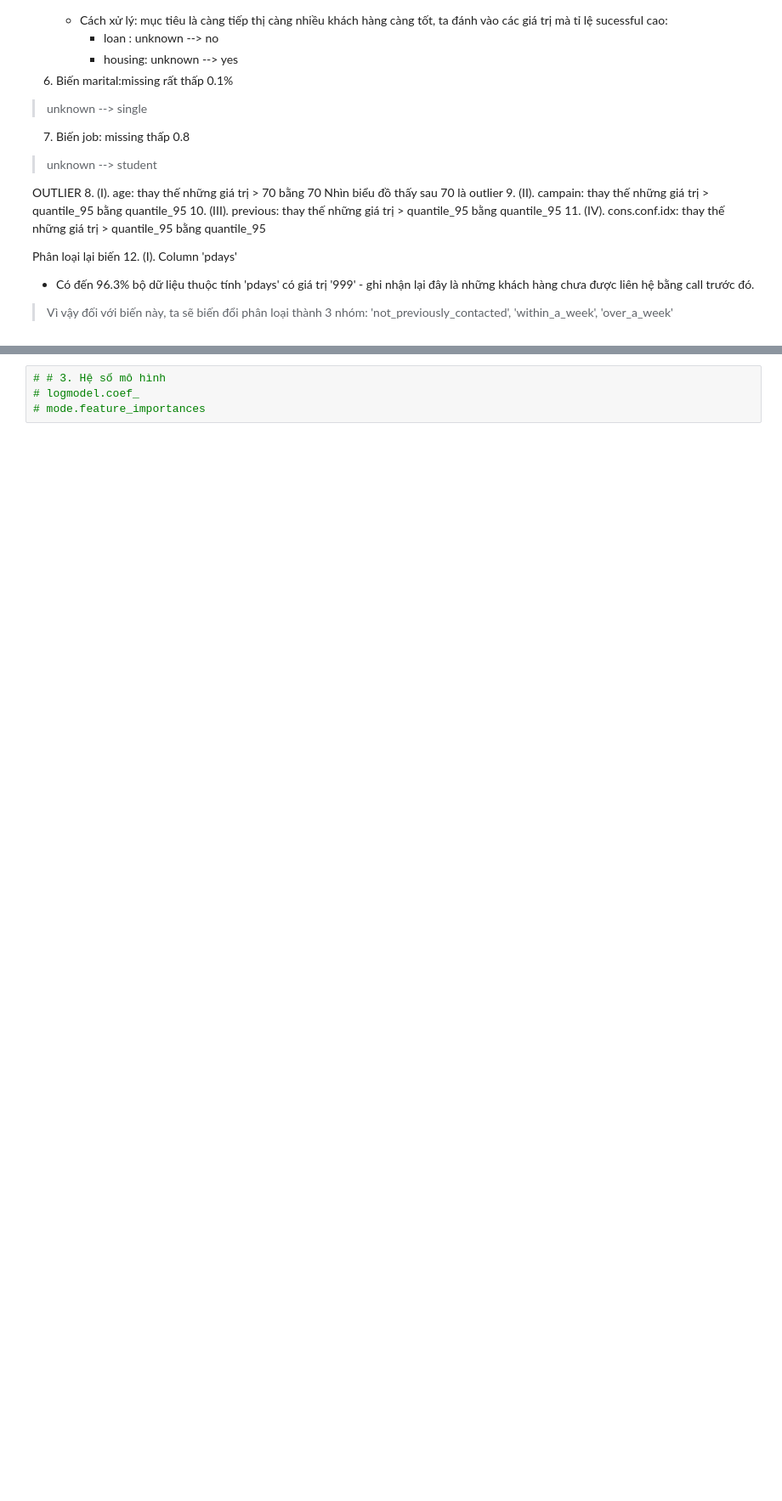
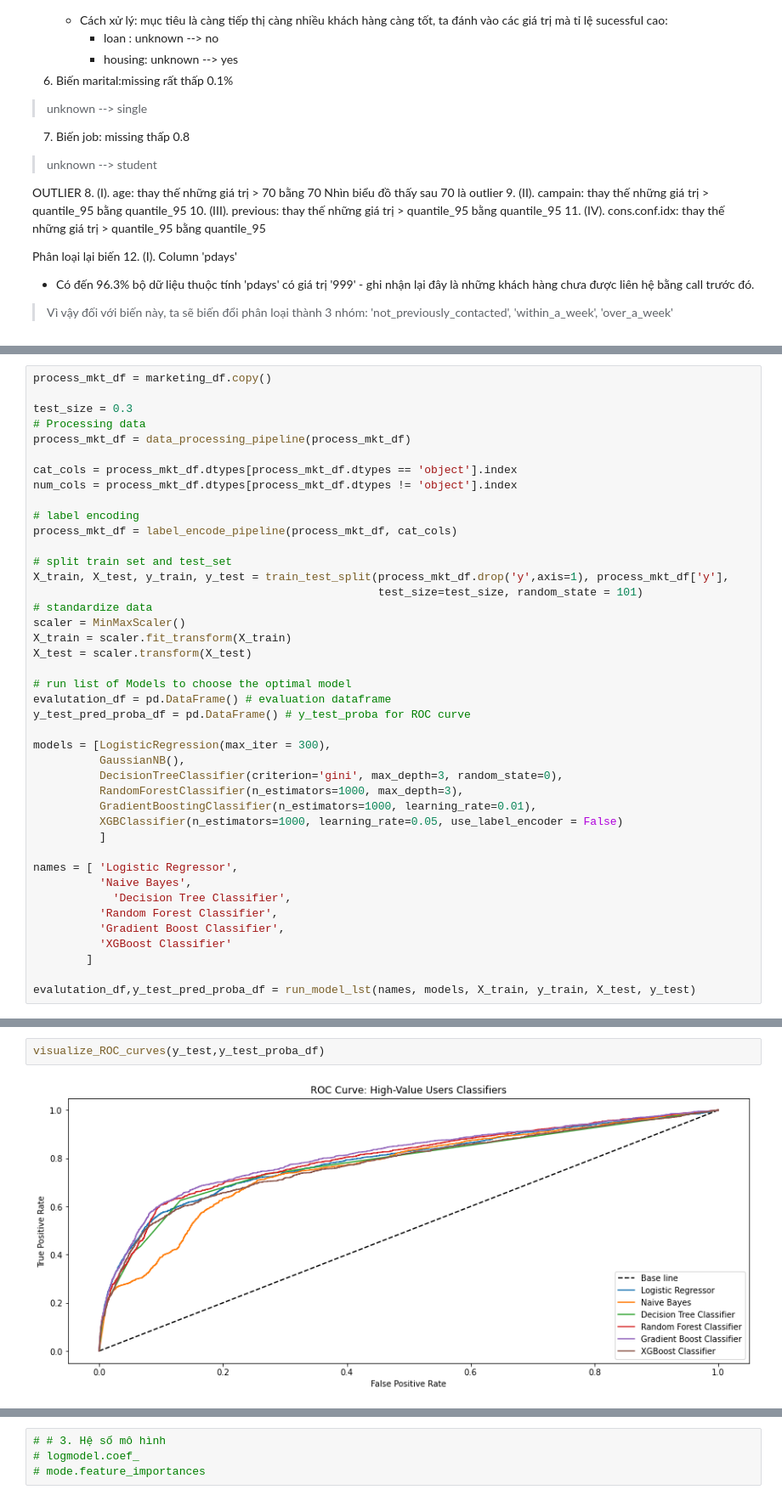
Before and after one commit to ngttnguyen/my-atom-fair, a Jupyter notebook: Nguyen_Bank_Marketing_Modeling.ipynb, the cells around one changed output, grey strips where cells are left out. Shown: that part at 85% size. Saved outputs shown, nothing was run; the diff lists cells and outputs as text; blank space fills up the shorter version.

```diff
--- a/Nguyen_Bank_Marketing_Modeling.ipynb
+++ b/Nguyen_Bank_Marketing_Modeling.ipynb
@@ -502,0 +358,42 @@ plt.show()
+# %%
+process_mkt_df = marketing_df.copy()
+
+test_size = 0.3
+# Processing data
+process_mkt_df = data_processing_pipeline(process_mkt_df)
+
+cat_cols = process_mkt_df.dtypes[process_mkt_df.dtypes == 'object'].index
+num_cols = process_mkt_df.dtypes[process_mkt_df.dtypes != 'object'].index
+
+# label encoding
+process_mkt_df = label_encode_pipeline(process_mkt_df, cat_cols)
+
+# split train set and test_set
+X_train, X_test, y_train, y_test = train_test_split(process_mkt_df.drop('y',axis=1), process_mkt_df['y'],
+                                                    test_size=test_size, random_state = 101)
+# standardize data
+scaler = MinMaxScaler()
+X_train = scaler.fit_transform(X_train)
+X_test = scaler.transform(X_test)
+
+# run list of Models to choose the optimal model
+evalutation_df = pd.DataFrame() # evaluation dataframe
+y_test_pred_proba_df = pd.DataFrame() # y_test_proba for ROC curve
+
+models = [LogisticRegression(max_iter = 300),
+          GaussianNB(),
+          DecisionTreeClassifier(criterion='gini', max_depth=3, random_state=0),
+          RandomForestClassifier(n_estimators=1000, max_depth=3),
+          GradientBoostingClassifier(n_estimators=1000, learning_rate=0.01),
+          XGBClassifier(n_estimators=1000, learning_rate=0.05, use_label_encoder = False)
+          ]
+
+names = [ 'Logistic Regressor',
+          'Naive Bayes',
+            'Decision Tree Classifier',
+          'Random Forest Classifier',
+          'Gradient Boost Classifier',
+          'XGBoost Classifier'
+        ]
+
+evalutation_df,y_test_pred_proba_df = run_model_lst(names, models, X_train, y_train, X_test, y_test)
@@ -502,0 +412,4 @@ plt.show()
+# %%
+visualize_ROC_curves(y_test,y_test_proba_df)
+# %% [output]
+[figure, added]
```
Also changed, not shown: parts of 37 cells of this notebook.
